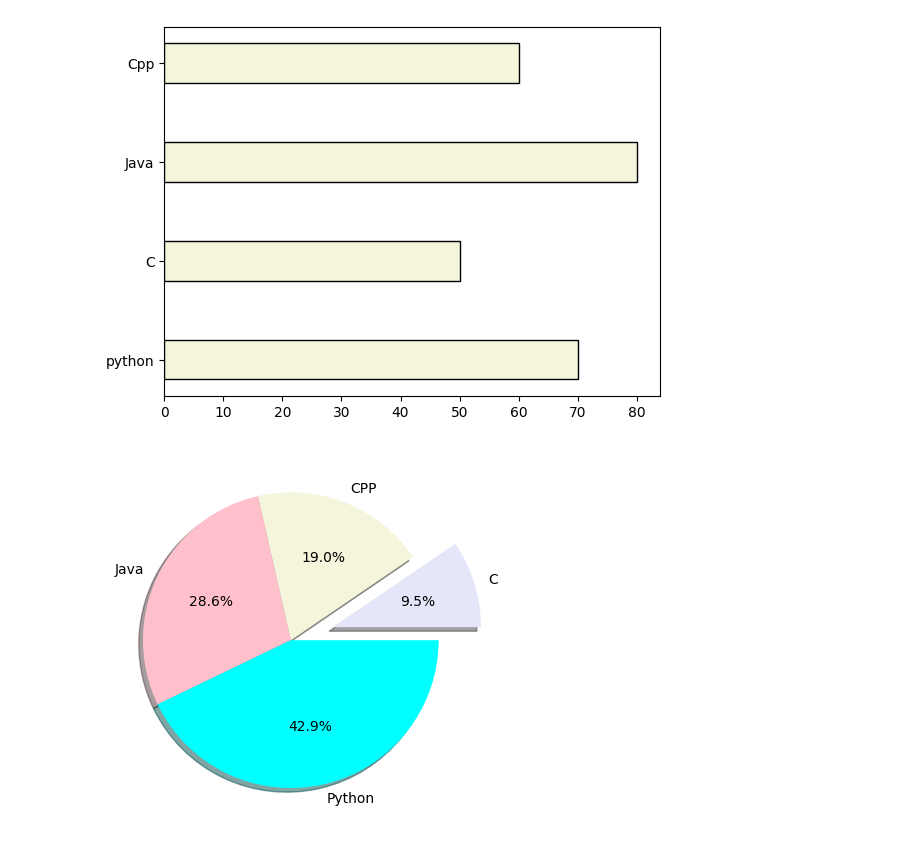
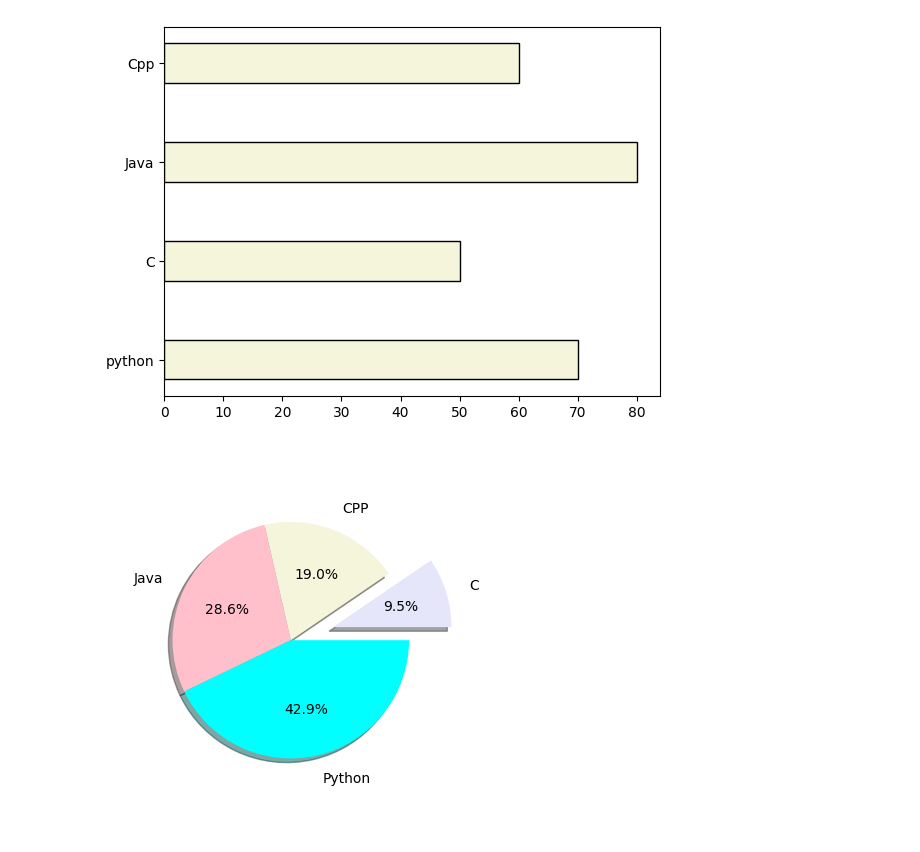
Before and after one commit to yash06chourasia/Python-ML-training, a Jupyter notebook: Dataset/matplotlib.ipynb, the cells around one changed output. Cells and saved outputs as stored; diff of their text form; code cells hidden in the pictures.

```diff
--- a/Dataset/matplotlib.ipynb
+++ b/Dataset/matplotlib.ipynb
@@ -120,9 +118,9 @@ plt.show()
 # %%
 x=[10,20,30,45]
 l=['C','CPP','Java',"Python"]
 c=['lavender','beige','pink','cyan']
 ex=[0.3,0,0,0]
-plt.pie(x,labels=l,explode=ex,colors=c,autopct="%0.1f%%",shadow=True)
+plt.pie(x,labels=l,explode=ex,colors=c,autopct="%0.1f%%",shadow=True ,radius=0.8,labeldistance=1.2)
 plt.show()
 # %% [output]
-[figure, old version]
+[figure, new version]
```
Also changed, not shown: parts of 4 cells of this notebook.
